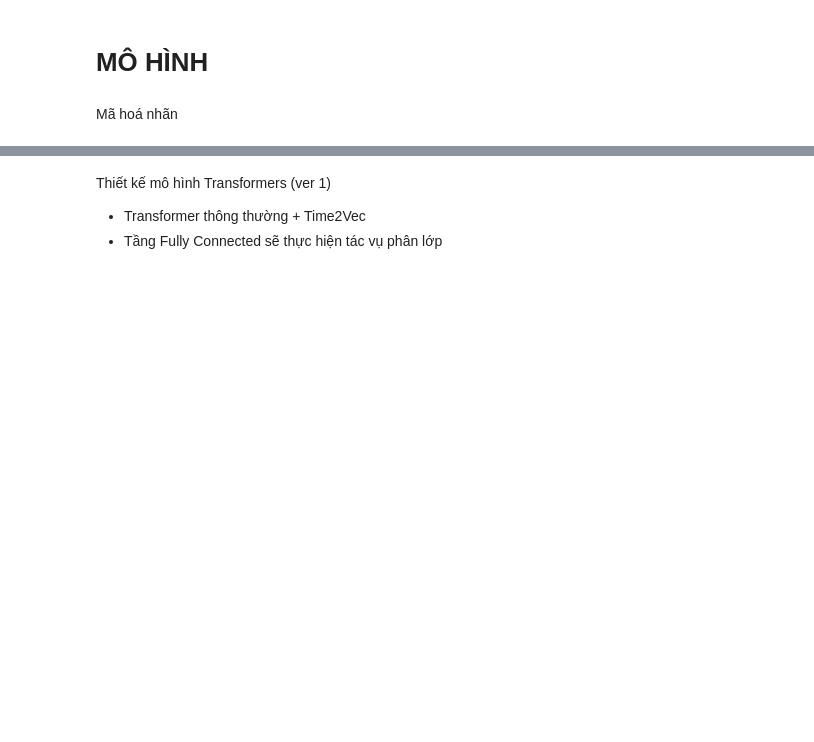
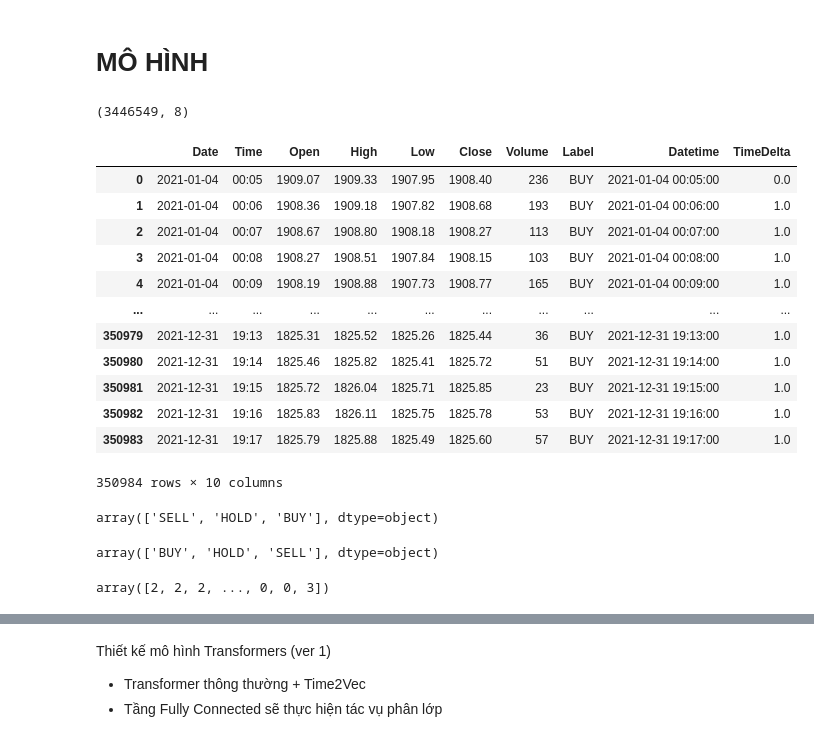
Before and after one commit to bokuwakira1411/Data-mining---ex2-3, a Jupyter notebook: exercise_2+3.ipynb, the cells around one changed output, grey strips where cells are left out. Saved outputs shown, nothing was run; the diff lists cells and outputs as text; code cells hidden in the pictures; blank space fills up the shorter version.

```diff
--- a/exercise_2+3.ipynb
+++ b/exercise_2+3.ipynb
@@ -227,6 +197,2 @@ df_dev.isnull().sum()
-# %%
-df_dev['Date Time'] = pd.to_datetime(df_dev['Date'] + ' ' + df_dev['Time'])
-df_dev = df_dev.set_index('Date Time').drop(columns=['Date', 'Time'])
-df_dev.head()
 # %%
 df_dev.shape
@@ -233,14 +201,2 @@ df_dev.shape
 # %% [markdown]
 ### Sample dữ liệu
-# %%
-# Xử lý thiếu dữ liệu bằng phương pháp forward fill cho 10 phút ngay sau, nếu vẫn cần sample tiếp thì sử dụng interpolate time.
-
-df_dev['source'] = 'original'     # Thêm cột đánh dấu là dữ liệu sample hay original
-df_dev_resampled = df_dev.resample('1T').ffill(limit=10)
-df_dev_resampled = df_dev_resampled.interpolate(method='time')
-
-# # Đánh dấu các dòng nào là original (có trong index gốc)
-df_dev_resampled['source'] = df_dev_resampled.index.isin(df_dev.index)
-df_dev_resampled['source'] = df_dev_resampled['source'].map({True: 'original', False: 'sampled'})
-
-df_dev_resampled.head()
@@ -311,6 +228,6 @@ df_dev_with_indicators.tail()
 # %% [markdown]
 # MÔ HÌNH
 # %%
-df_train_resampled.shape
+df_train.shape
+# %% [output]
+(3446549, 8)
-# %% [markdown]
-Mã hoá nhãn
@@ -317,4 +242,38 @@ Mã hoá nhãn
+# %%
+df_dev['Datetime'] = pd.to_datetime(df_dev['Date'] + ' ' + df_dev['Time'])
+df_dev = df_dev.sort_values('Datetime').reset_index(drop=True)
+df_dev['TimeDelta'] = df_dev['Datetime'].diff().dt.total_seconds().div(60).fillna(0)
+# %%
+df_dev
+# %% [output]
+|  | Date | Time | Open | High | Low | Close | Volume | Label | Datetime | TimeDelta |
+| 0 | 2021-01-04 | 00:05 | 1909.07 | 1909.33 | 1907.95 | 1908.40 | 236 | BUY | 2021-01-04 00:05:00 | 0.0 |
+| 1 | 2021-01-04 | 00:06 | 1908.36 | 1909.18 | 1907.82 | 1908.68 | 193 | BUY | 2021-01-04 00:06:00 | 1.0 |
+| 2 | 2021-01-04 | 00:07 | 1908.67 | 1908.80 | 1908.18 | 1908.27 | 113 | BUY | 2021-01-04 00:07:00 | 1.0 |
+| 3 | 2021-01-04 | 00:08 | 1908.27 | 1908.51 | 1907.84 | 1908.15 | 103 | BUY | 2021-01-04 00:08:00 | 1.0 |
+| 4 | 2021-01-04 | 00:09 | 1908.19 | 1908.88 | 1907.73 | 1908.77 | 165 | BUY | 2021-01-04 00:09:00 | 1.0 |
+| ... | ... | ... | ... | ... | ... | ... | ... | ... | ... | ... |
+| 350979 | 2021-12-31 | 19:13 | 1825.31 | 1825.52 | 1825.26 | 1825.44 | 36 | BUY | 2021-12-31 19:13:00 | 1.0 |
+| 350980 | 2021-12-31 | 19:14 | 1825.46 | 1825.82 | 1825.41 | 1825.72 | 51 | BUY | 2021-12-31 19:14:00 | 1.0 |
+| 350981 | 2021-12-31 | 19:15 | 1825.72 | 1826.04 | 1825.71 | 1825.85 | 23 | BUY | 2021-12-31 19:15:00 | 1.0 |
+| 350982 | 2021-12-31 | 19:16 | 1825.83 | 1826.11 | 1825.75 | 1825.78 | 53 | BUY | 2021-12-31 19:16:00 | 1.0 |
+| 350983 | 2021-12-31 | 19:17 | 1825.79 | 1825.88 | 1825.49 | 1825.60 | 57 | BUY | 2021-12-31 19:17:00 | 1.0 |
+350984 rows × 10 columns
+# %%
+df['Label'].unique()
+# %% [output]
+array(['SELL', 'HOLD', 'BUY'], dtype=object)
+# %%
+df_dev['Label'].unique()
+# %% [output]
+array(['BUY', 'HOLD', 'SELL'], dtype=object)
 # %%
 from sklearn.preprocessing import LabelEncoder
+
+labels = df['Label'].shift(-1)
+labels = labels[60:].reset_index(drop=True)
 le = LabelEncoder()
-df_train_resampled['Label'] = le.fit_transform(df_train_resampled['Label'])
+y = le.fit_transform(labels)
+y
+# %% [output]
+array([2, 2, 2, ..., 0, 0, 3])
```
Also changed, not shown: parts of 38 cells of this notebook.
